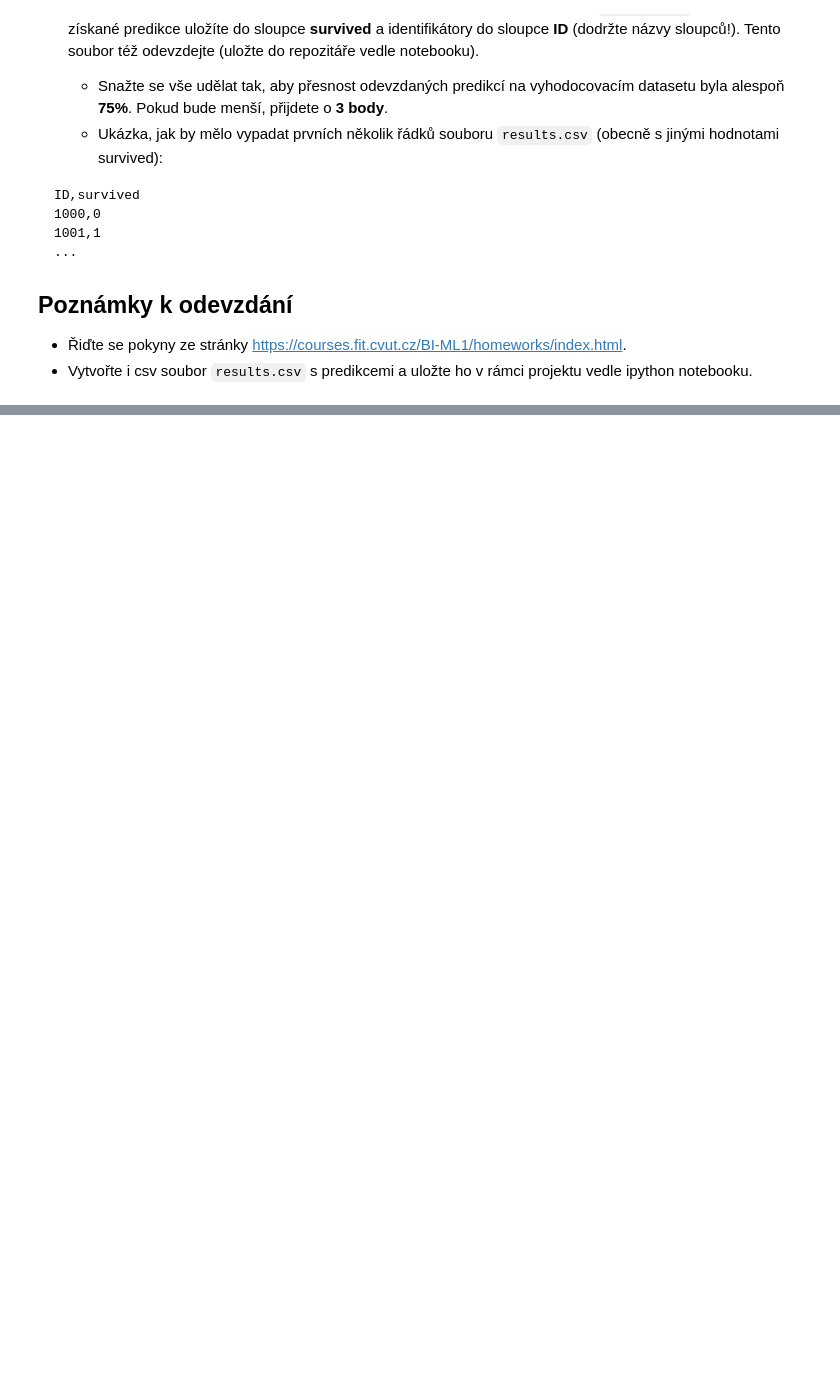
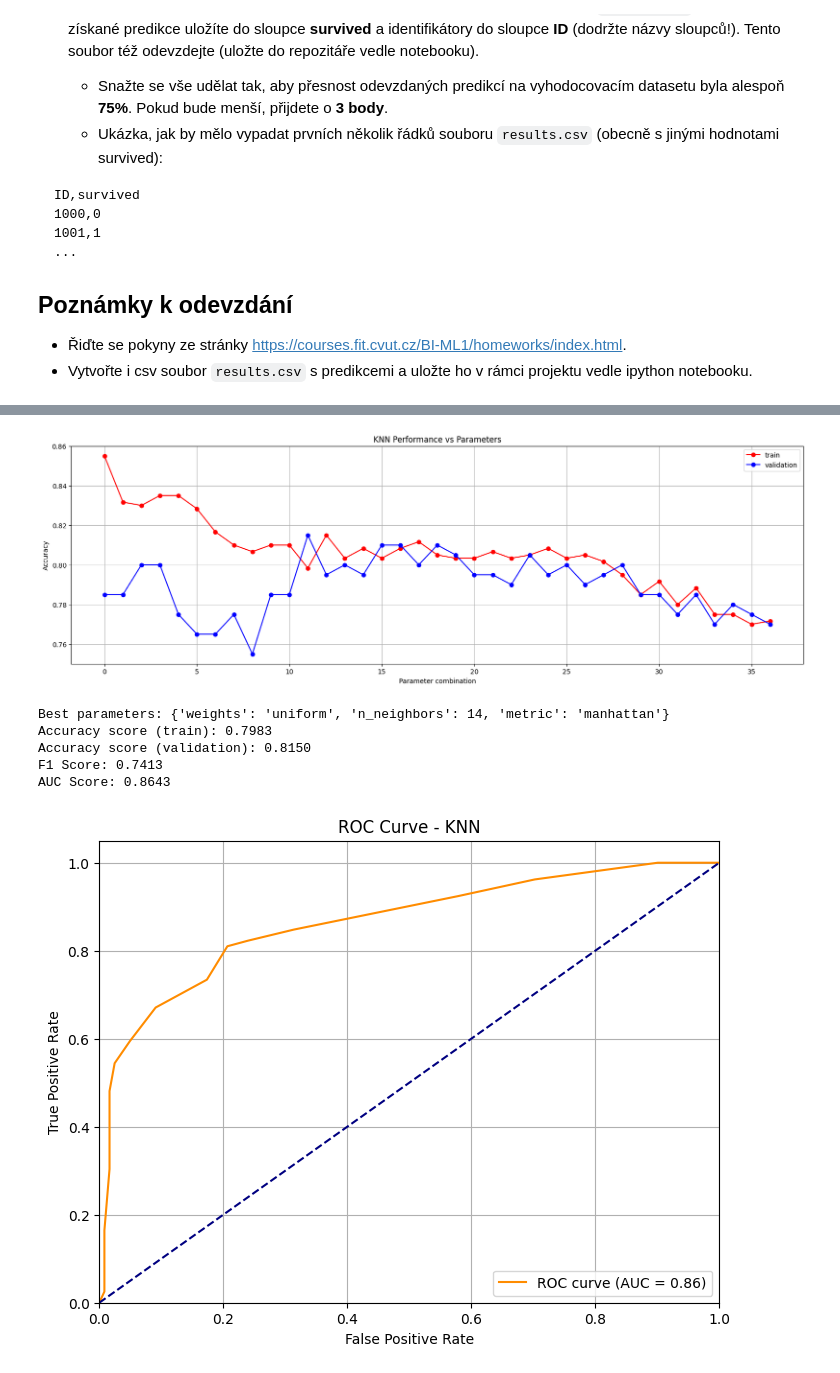
Before and after one commit to patrikherman/Titanic-passengers, a Jupyter notebook: hw1/homework_01.ipynb, the cells around one changed output, grey strips where cells are left out. Cells and saved outputs as stored; diff of their text form; code cells hidden in the pictures; blank space fills up the shorter version.

```diff
--- a/hw1/homework_01.ipynb
+++ b/hw1/homework_01.ipynb
@@ -71,0 +243,73 @@ ID,survived
+# %%
+#Here I will implement KNN
+X_train = train.drop('survived', axis=1)
+y_train = train['survived']
+X_val = val.drop('survived', axis=1)
+y_val = val['survived']
+
+param_grid = {
+    'n_neighbors': range(3, 40),
+    'weights': ['uniform'],
+    'metric': ['manhattan']
+}
+
+train_acc = []
+val_acc = []
+param_comb = ParameterGrid(param_grid)
+
+for params in param_comb:
+    knn = KNeighborsClassifier(**params)
+    knn.fit(X_train, y_train)
+    train_acc.append(metrics.accuracy_score(y_train, knn.predict(X_train)))
+    val_acc.append(metrics.accuracy_score(y_val, knn.predict(X_val)))
+
+plt.figure(figsize=(20,6))
+plt.plot(train_acc, 'or-', label='train')
+plt.plot(val_acc, 'ob-', label='validation')
+plt.xlabel('Parameter combination')
+plt.ylabel('Accuracy')
+plt.legend()
+plt.grid(True)
+plt.title('KNN Performance vs Parameters')
+plt.show()
+
+best_params = param_comb[np.argmax(val_acc)]
+print('\nBest parameters:', best_params)
+knn = KNeighborsClassifier(**best_params)
+knn.fit(X_train, y_train)
+
+y_pred = knn.predict(X_val)
+y_pred_proba = knn.predict_proba(X_val)[:, 1]
+
+accuracy = metrics.accuracy_score(y_val, y_pred)
+f1 = f1_score(y_val, y_pred)
+fpr, tpr, _ = roc_curve(y_val, y_pred_proba)
+roc_auc = auc(fpr, tpr)
+
+print('Accuracy score (train): {:.4f}'.format(metrics.accuracy_score(y_train, knn.predict(X_train))))
+print('Accuracy score (validation): {:.4f}'.format(accuracy))
+print('F1 Score: {:.4f}'.format(f1))
+print('AUC Score: {:.4f}'.format(roc_auc))
+
+#ROC curve
+plt.figure(figsize=(8,6))
+plt.plot(fpr, tpr, color='darkorange', label=f'ROC curve (AUC = {roc_auc:.2f})')
+plt.plot([0, 1], [0, 1], color='navy', linestyle='--')
+plt.xlim([0.0, 1.0])
+plt.ylim([0.0, 1.05])
+plt.xlabel('False Positive Rate')
+plt.ylabel('True Positive Rate')
+plt.title('ROC Curve - KNN')
+plt.legend(loc="lower right")
+plt.grid(True)
+plt.show()
+#KNN method achieves slightly higher in AUC metric while getting slightly lower score in F1 and accuracy metric. We're getting pretty consistent results on
+#validation subset. With increasing k-number the model starts failing down in accuracy. Overfitting is slightly better than with decision tree.
+# %% [output]
+[figure, added]
+Best parameters: {'weights': 'uniform', 'n_neighbors': 14, 'metric': 'manhattan'}
+Accuracy score (train): 0.7983
+Accuracy score (validation): 0.8150
+F1 Score: 0.7413
+AUC Score: 0.8643
+[figure, added]
```
Also changed, not shown: parts of 7 cells of this notebook, 2 other files.
